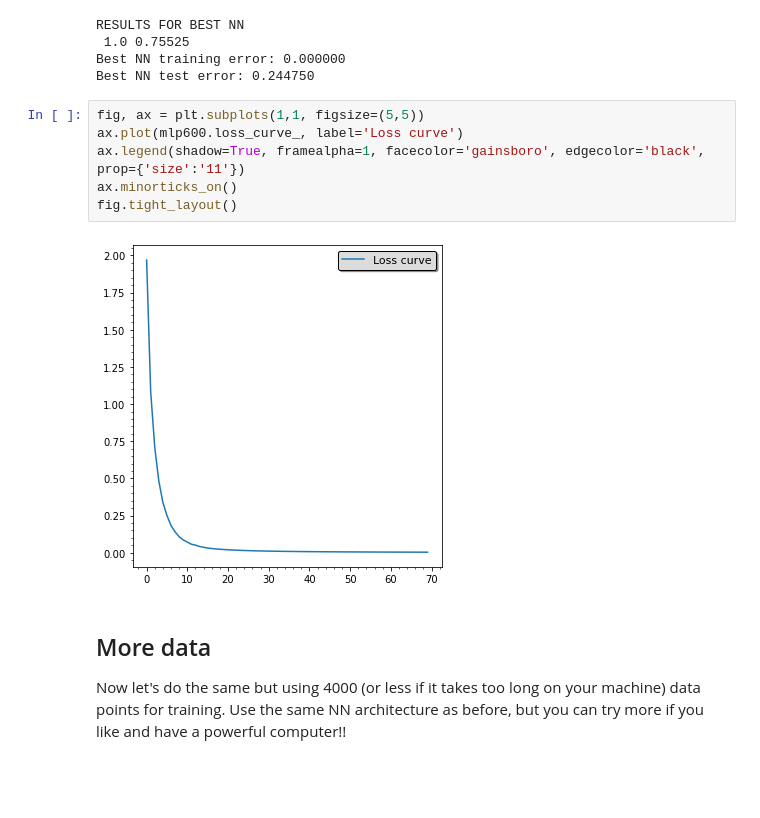
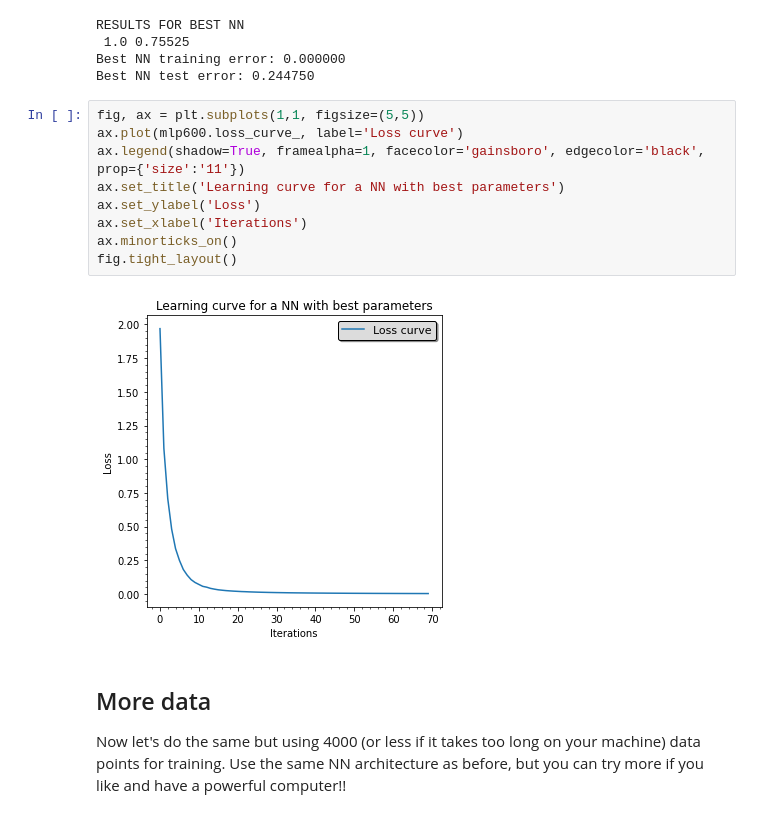
Before and after one commit to tommasoamico/machine_learning, a Jupyter notebook: lab3/LAB3_Characters_Classification_with_Neural_Networks.ipynb, the cells around one changed output. Drawn from its saved outputs; the diff is of its cells as text; blank space fills up the shorter version.

```diff
--- a/lab3/LAB3_Characters_Classification_with_Neural_Networks.ipynb
+++ b/lab3/LAB3_Characters_Classification_with_Neural_Networks.ipynb
@@ -417,11 +420,14 @@ Best NN test error: 0.244750
 # %%
 fig, ax = plt.subplots(1,1, figsize=(5,5))
 ax.plot(mlp600.loss_curve_, label='Loss curve')
 ax.legend(shadow=True, framealpha=1, facecolor='gainsboro', edgecolor='black', prop={'size':'11'})
+ax.set_title('Learning curve for a NN with best parameters')
+ax.set_ylabel('Loss')
+ax.set_xlabel('Iterations')
 ax.minorticks_on()
 fig.tight_layout()
 # %% [output]
-[figure, old version]
+[figure, new version]
 # %% [markdown]
 ## More data
 Now let's do the same but using 4000 (or less if it takes too long on your machine) data points for training. Use the same NN architecture as before, but you can try more if you like and have a powerful computer!!
```
Also changed, not shown: parts of 11 cells of this notebook.
